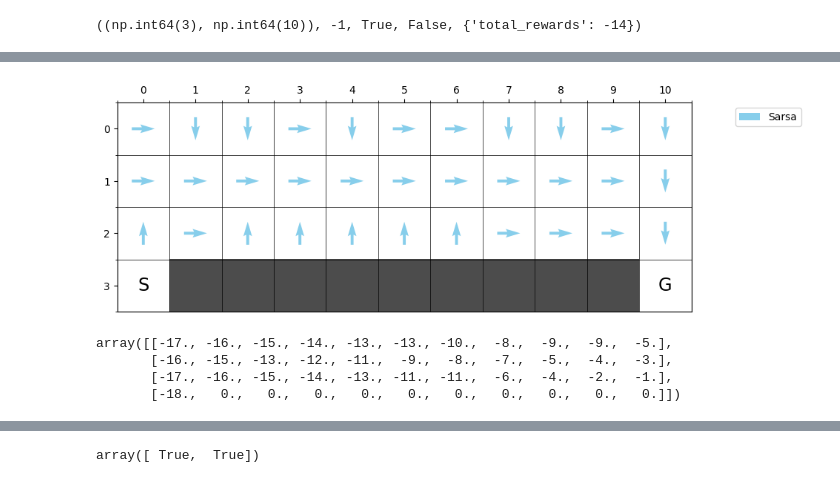
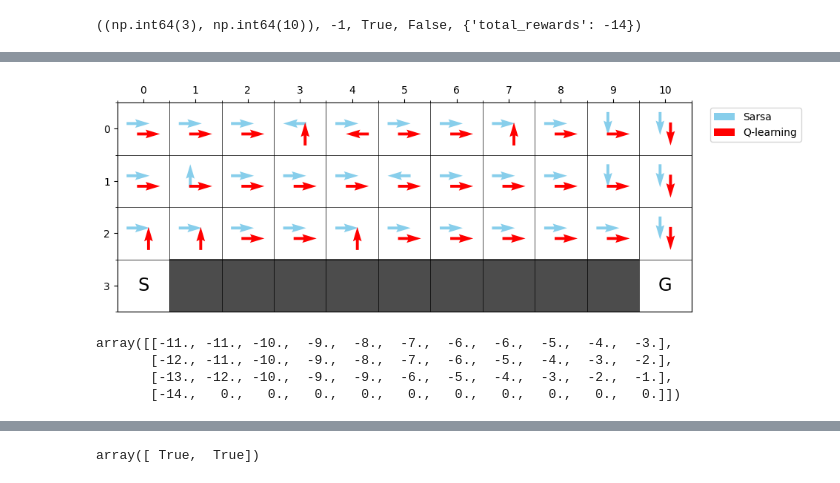
Before and after one commit to 4x1om/barto_sutton_exercises, a Jupyter notebook: 6.6_cliff_walking/cliffwalk.ipynb, the cells around one changed output, grey strips where cells are left out. Cells and saved outputs as stored; diff of their text form; code cells hidden in the pictures.

```diff
--- a/6.6_cliff_walking/cliffwalk.ipynb
+++ b/6.6_cliff_walking/cliffwalk.ipynb
@@ -76,4 +78,9 @@ env.reset()
 env.step(2)
 # %% [output]
 ((np.int64(3), np.int64(10)), -1, True, False, {'total_rewards': -14})
+# %%
+def epsilon_greedy(epsilon, q, s):
+    if np.random.random() < epsilon:
+        return np.random.choice(range(4))
+    return np.argmax(q[s])
 # %%
@@ -118,3 +164,16 @@ pi = np.argmax(q, axis=2)
+# %%
+alpha = 0.5
+gamma = 1
+epsilon = 0.00
+
+episodes = 500
+
+pi_sarsa, info = sarsa(alpha, gamma, epsilon, episodes)
+episode_rewards_sarsa = info["episode_rewards"]
+
+pi_q, info = q_learning(alpha, gamma, epsilon, episodes)
+episode_rewards_q = info["episode_rewards"]
+q_q = info["q"]
 # %%
 fig, ax = plt.subplots()
 
@@ -135,7 +204,7 @@ plt.show()
 # %%
 fig, ax = plt.subplots(figsize=(10, 6))
 
-grid = np.ones_like(pi, dtype=float)
+grid = np.ones_like(pi_sarsa, dtype=float)
 grid[3, 1:10] = 0.3
 
 ax.imshow(grid, cmap="gray", vmin=0, vmax=1)
@@ -144,51 +213,69 @@ ax.text(0, 3, "S", ha="center", va="center", color="k", size="xx-large")
 ax.text(10, 3, "G", ha="center", va="center", color="k", size="xx-large")
 
 
 xv, yv = np.meshgrid(np.arange(11), np.arange(3))
-dx = np.zeros_like(xv, dtype=float)
-dy = np.zeros_like(yv, dtype=float)
+dx_sarsa = np.zeros_like(xv, dtype=float)
+dy_sarsa = np.zeros_like(yv, dtype=float)
+dx_q = np.zeros_like(xv, dtype=float)
+dy_q = np.zeros_like(yv, dtype=float)
 
 DIR_X = {0: 0, 1: 1, 2: 0, 3: -1}
 DIR_Y = {0: -1, 1: 0, 2: 1, 3: -0}
 
 for i in range(3):
     for j in range(11):
-        dx[i, j] = DIR_X[pi[i, j]]
-        dy[i, j] = DIR_Y[pi[i, j]]
+        dx_sarsa[i, j] = DIR_X[pi_sarsa[i, j]]
+        dy_sarsa[i, j] = DIR_Y[pi_sarsa[i, j]]
 
+        dx_q[i, j] = DIR_X[pi_q[i, j]]
+        dy_q[i, j] = DIR_Y[pi_q[i, j]]
+
+arrow_offset = 0.1
 ax.quiver(
-    xv,
-    yv,
-    dx,
-    dy,
+    xv - arrow_offset,
+    yv - arrow_offset,
+    dx_sarsa,
+    dy_sarsa,
     color="skyblue",
     angles="xy",
     scale=25,
     width=5e-3,
     pivot="mid",
     label="Sarsa",
 )
+ax.quiver(
+    xv + arrow_offset,
+    yv + arrow_offset,
+    dx_q,
+    dy_q,
+    color="red",
+    angles="xy",
+    scale=25,
+    width=5e-3,
+    pivot="mid",
+    label="Q-learning",
+)
 
 
 ax.set_xticks(range(11))
 ax.set_yticks(range(4))
-ax.set_xticks(np.arange(-0.5, pi.shape[1], 1), minor=True)
-ax.set_yticks(np.arange(-0.5, pi.shape[0], 1), minor=True)
+ax.set_xticks(np.arange(-0.5, pi_sarsa.shape[1], 1), minor=True)
+ax.set_yticks(np.arange(-0.5, pi_sarsa.shape[0], 1), minor=True)
 ax.xaxis.tick_top()
 
 ax.grid(which="minor", color="k", linewidth=0.5)
 ax.legend(bbox_to_anchor=(1.2, 1))
 
 plt.show()
 # %% [output]
-[figure, old version]
+[figure, new version]
 # %%
-np.round(np.max(q, axis=2))
+np.round(np.max(q_q, axis=2))
 # %% [output]
-array([[-17., -16., -15., -14., -13., -13., -10.,  -8.,  -9.,  -9.,  -5.],
-       [-16., -15., -13., -12., -11.,  -9.,  -8.,  -7.,  -5.,  -4.,  -3.],
-       [-17., -16., -15., -14., -13., -11., -11.,  -6.,  -4.,  -2.,  -1.],
-       [-18.,   0.,   0.,   0.,   0.,   0.,   0.,   0.,   0.,   0.,   0.]])
+array([[-11., -11., -10.,  -9.,  -8.,  -7.,  -6.,  -6.,  -5.,  -4.,  -3.],
+       [-12., -11., -10.,  -9.,  -8.,  -7.,  -6.,  -5.,  -4.,  -3.,  -2.],
+       [-13., -12., -10.,  -9.,  -9.,  -6.,  -5.,  -4.,  -3.,  -2.,  -1.],
+       [-14.,   0.,   0.,   0.,   0.,   0.,   0.,   0.,   0.,   0.,   0.]])
 # %%
 vis
 # %% [output]
```
Also changed, not shown: parts of 7 cells of this notebook, 1 other file.
